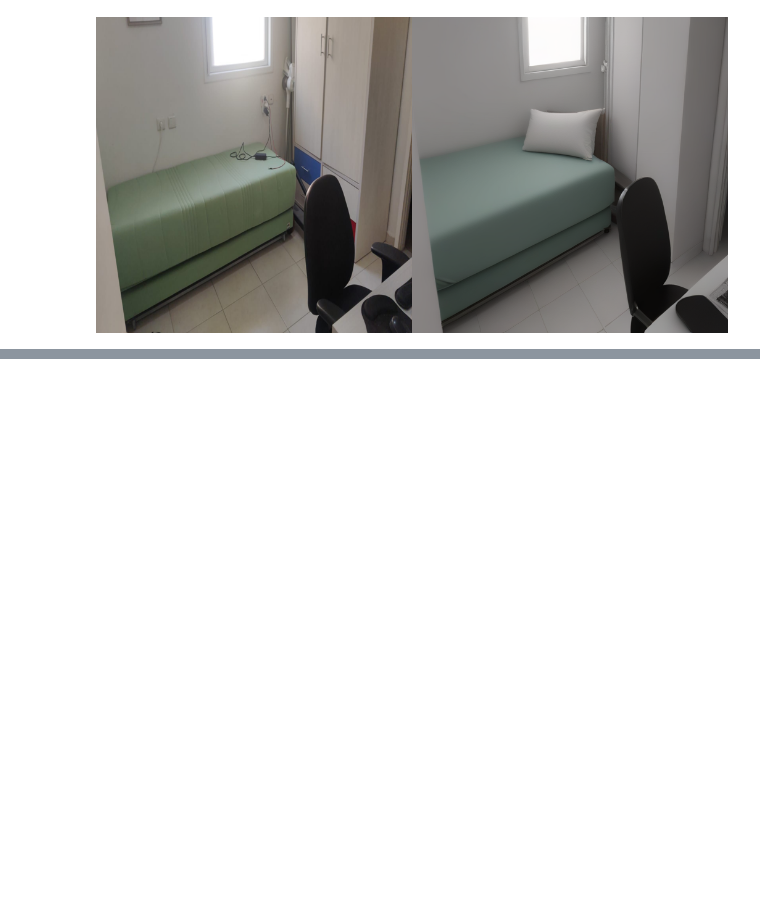
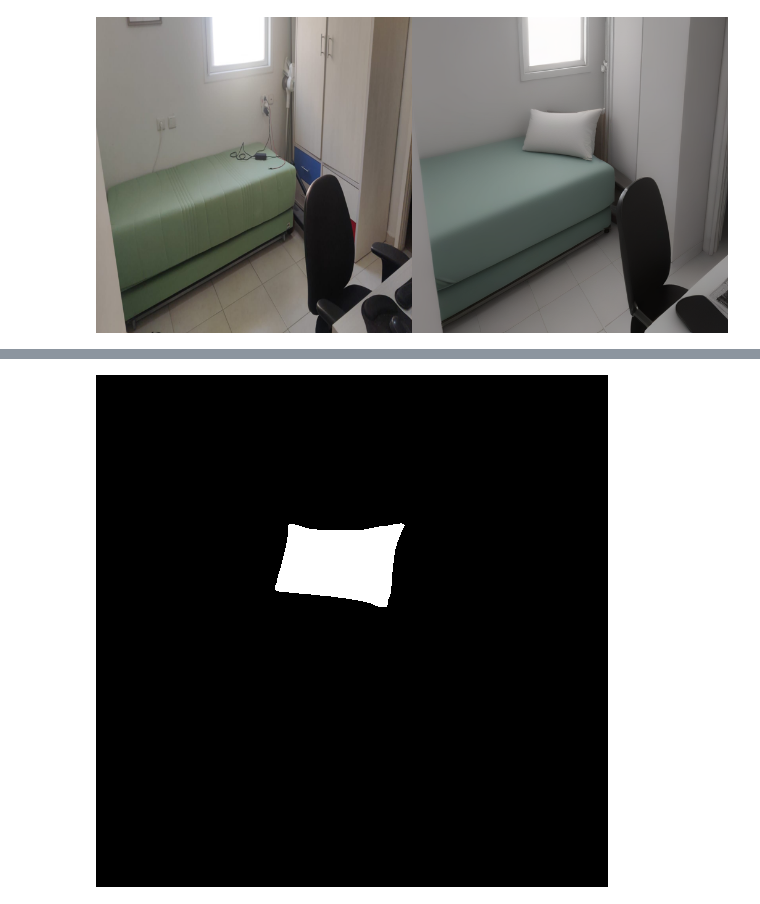
Before and after one commit to yairshp/ReNoise-Inversion, a Jupyter notebook: playground.ipynb, the cells around one changed output, grey strips where cells are left out. Drawn from its saved outputs; the diff is of its cells as text; code cells hidden in the pictures; blank space fills up the shorter version.

```diff
--- a/playground.ipynb
+++ b/playground.ipynb
@@ -139,0 +158,27 @@ visualize_and_save_attn_map(attn_map, pipe_inference.tokenizer, edit_propmts[0])
+# %%
+import torch
+from PIL import Image
+from transformers import SamModel, SamProcessor
+
+device = "cuda" if torch.cuda.is_available() else "cpu"
+model = SamModel.from_pretrained("facebook/sam-vit-huge").to(device)
+processor = SamProcessor.from_pretrained("facebook/sam-vit-huge")
+
+# img_url = "https://huggingface.co/ybelkada/segment-anything/resolve/main/assets/car.png"
+# raw_image = Image.open(requests.get(img_url, stream=True).raw).convert("RGB")
+input_points = [[[max_x, max_y]]]  # 2D location of a window in the image
+
+inputs = processor(edit_images, input_points=input_points, return_tensors="pt").to(
+    device
+)
+with torch.no_grad():
+    outputs = model(**inputs)
+
+masks = processor.image_processor.post_process_masks(
+    outputs.pred_masks.cpu(),
+    inputs["original_sizes"].cpu(),
+    inputs["reshaped_input_sizes"].cpu(),
+)
+scores = outputs.iou_scores
+# %%
+masks = masks[0].squeeze().numpy()
@@ -139,0 +189,11 @@ visualize_and_save_attn_map(attn_map, pipe_inference.tokenizer, edit_propmts[0])
+# %%
+from PIL import Image
+
+mask_images = []
+for mask in masks:
+    mask_image = Image.fromarray(mask.astype("uint8") * 255)
+    mask_images.append(mask_image)
+# %%
+mask_images[0]
+# %% [output]
+[figure, added]
```
Also changed, not shown: parts of 15 cells of this notebook, 2 other files.
